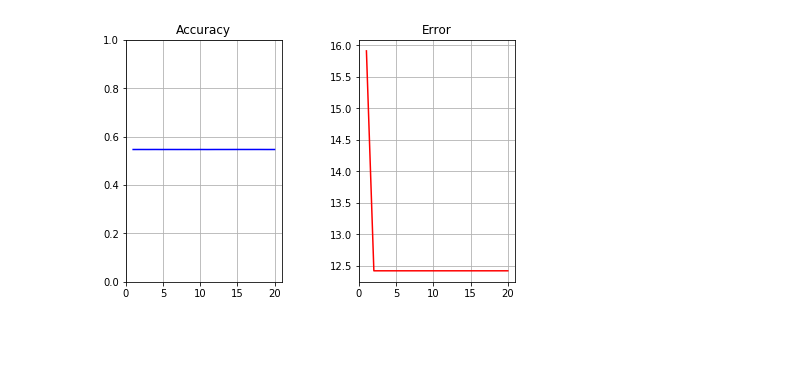
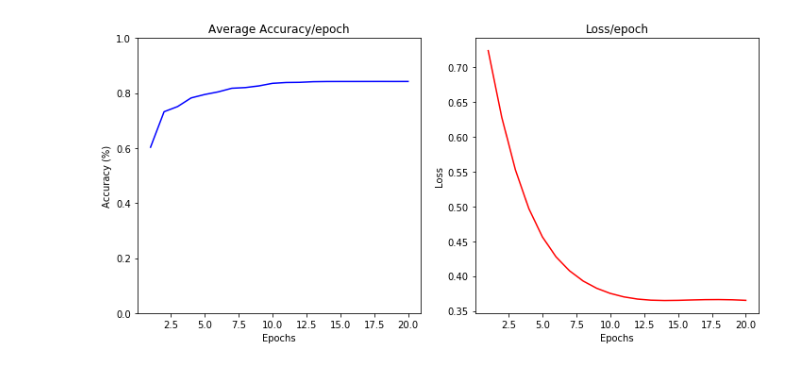
Before and after one commit to noushinquazi/Accidental-Death-ML, a Jupyter notebook: linear_training.ipynb, the cells around one changed output. Saved outputs shown, nothing was run; the diff lists cells and outputs as text; code cells hidden in the pictures; blank space fills up the shorter version.

```diff
--- a/linear_training.ipynb
+++ b/linear_training.ipynb
@@ -4,11 +8,10 @@
 # %%
 # training different linear models
 ## baseline model
-model, variables = create_linear_classifier(data,death,optimizer_name="adam",learning_rate= 0.1,
-                                                batch_size=16)
-train_model(model,variables, epochs = 20)
+model, variables = create_linear_classifier(num_features,num_labels,"Adam","multi-label")
+train_model(training_input,training_output,model,variables, learning_rate = 0.1, epochs = 20)
 # %% [output]
-[figure, old version]
+[figure, new version]
 # %%
 # vary learning rate
 
```
Also changed, not shown: parts of 15 cells of this notebook, 5 other files.
